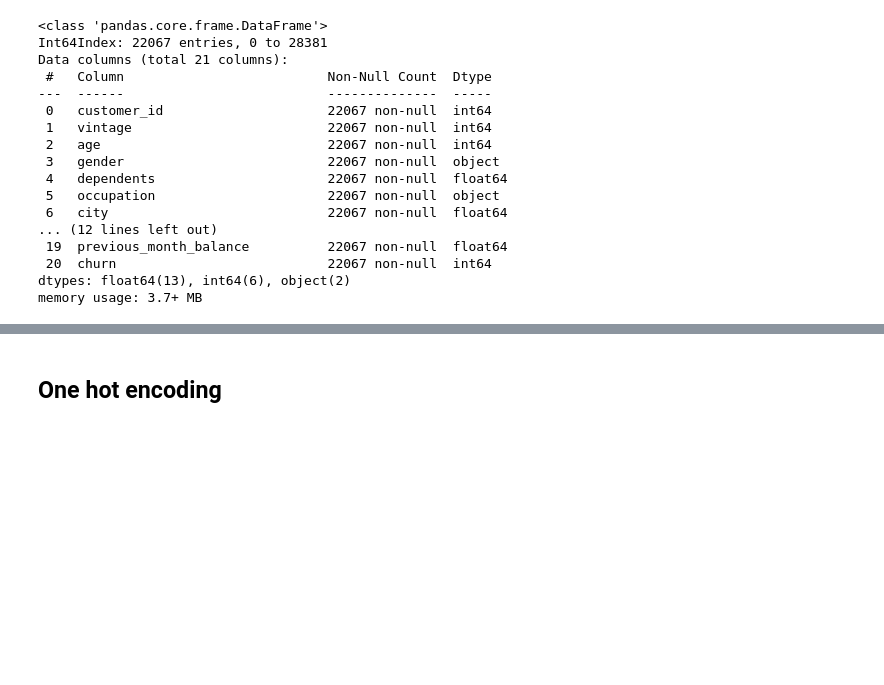
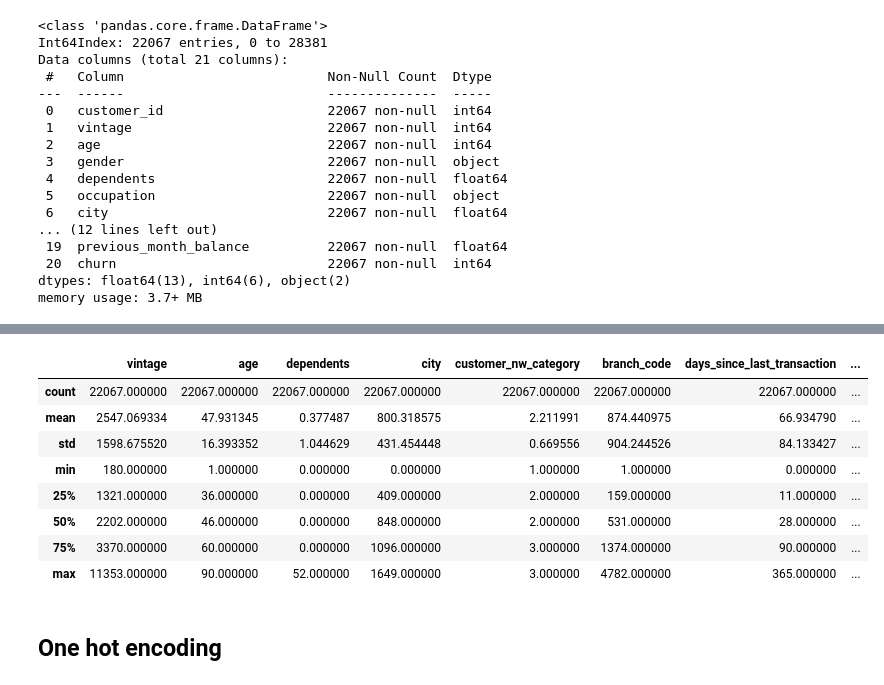
Before and after one commit to Debapriya-Mondal/Churn-Prediction, a Jupyter notebook: churn_prediction.ipynb, the cells around one changed output, grey strips where cells are left out. Saved outputs shown, nothing was run; the diff lists cells and outputs as text; code cells hidden in the pictures; blank space fills up the shorter version.

```diff
--- a/churn_prediction.ipynb
+++ b/churn_prediction.ipynb
@@ -252,3 +242,16 @@ df.describe()
+# %%
+df.drop(['customer_id'],inplace=True,axis=1)
+df.describe()
+# %% [output]
+|  | vintage | age | dependents | city | customer_nw_category | branch_code | days_since_last_transaction | ... |
+| count | 22067.000000 | 22067.000000 | 22067.000000 | 22067.000000 | 22067.000000 | 22067.000000 | 22067.000000 | ... |
+| mean | 2547.069334 | 47.931345 | 0.377487 | 800.318575 | 2.211991 | 874.440975 | 66.934790 | ... |
+| std | 1598.675520 | 16.393352 | 1.044629 | 431.454448 | 0.669556 | 904.244526 | 84.133427 | ... |
+| min | 180.000000 | 1.000000 | 0.000000 | 0.000000 | 1.000000 | 1.000000 | 0.000000 | ... |
+| 25% | 1321.000000 | 36.000000 | 0.000000 | 409.000000 | 2.000000 | 159.000000 | 11.000000 | ... |
+| 50% | 2202.000000 | 46.000000 | 0.000000 | 848.000000 | 2.000000 | 531.000000 | 28.000000 | ... |
+| 75% | 3370.000000 | 60.000000 | 0.000000 | 1096.000000 | 3.000000 | 1374.000000 | 90.000000 | ... |
+| max | 11353.000000 | 90.000000 | 52.000000 | 1649.000000 | 3.000000 | 4782.000000 | 365.000000 | ... |
 # %% [markdown]
 ## One hot encoding
 # %%
```
Also changed, not shown: parts of 17 cells of this notebook.
